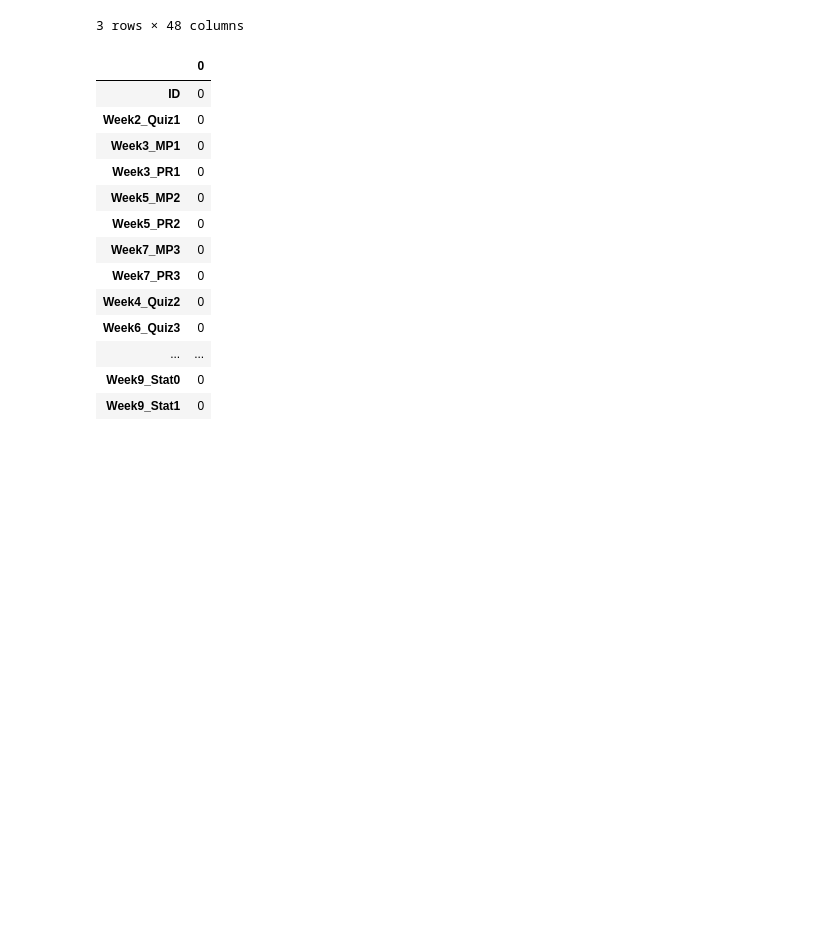
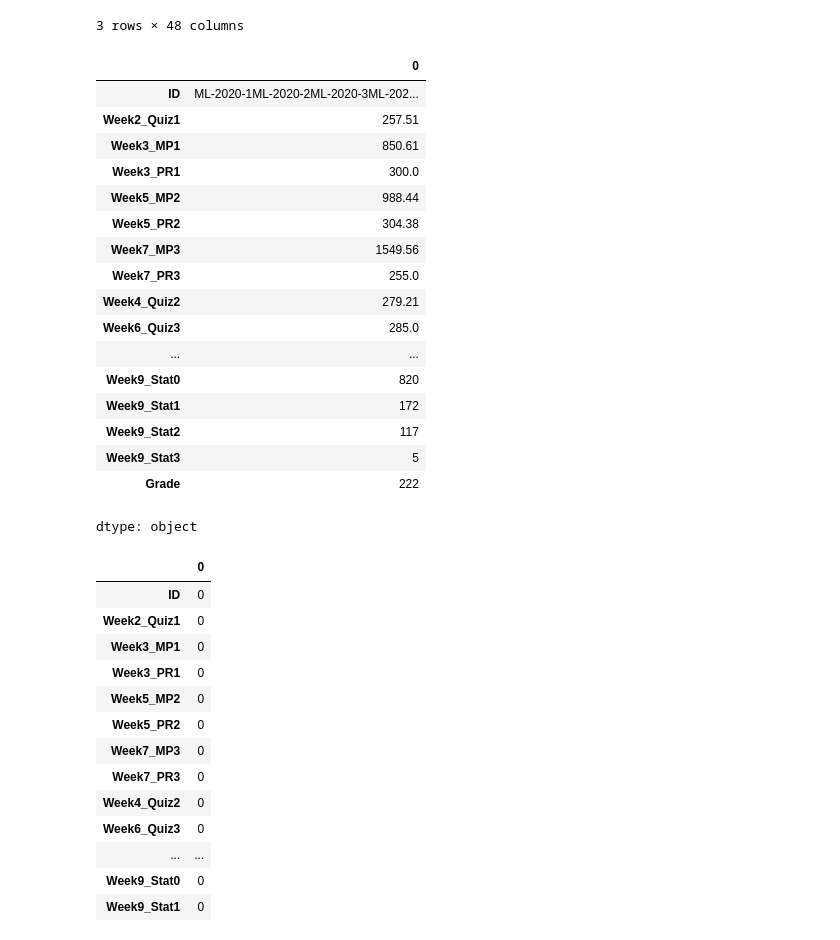
Before and after one commit to simulate111/Data-Science_2024, a Jupyter notebook: Mini Project II – Students Performance.ipynb, the cells around one changed output. Saved outputs shown, nothing was run; the diff lists cells and outputs as text; code cells hidden in the pictures; blank space fills up the shorter version.

```diff
--- a/Mini Project II – Students Performance.ipynb
+++ b/Mini Project II – Students Performance.ipynb
@@ -40,6 +40,27 @@ data.head(3)
 | 1 | ML-2020-2 | 3.33 | 15.0 | 5.0 | 17.83 | 5.0 | 22.27 | 5.0 | 4.0 | ... |
 | 2 | ML-2020-3 | 1.67 | 13.0 | 5.0 | 15.22 | 5.0 | 27.05 | 2.5 | 5.0 | ... |
 3 rows × 48 columns
+# %%
+data.sum()
+# %% [output]
+|  | 0 |
+| ID | ML-2020-1ML-2020-2ML-2020-3ML-202... |
+| Week2_Quiz1 | 257.51 |
+| Week3_MP1 | 850.61 |
+| Week3_PR1 | 300.0 |
+| Week5_MP2 | 988.44 |
+| Week5_PR2 | 304.38 |
+| Week7_MP3 | 1549.56 |
+| Week7_PR3 | 255.0 |
+| Week4_Quiz2 | 279.21 |
+| Week6_Quiz3 | 285.0 |
+| ... | ... |
+| Week9_Stat0 | 820 |
+| Week9_Stat1 | 172 |
+| Week9_Stat2 | 117 |
+| Week9_Stat3 | 5 |
+| Grade | 222 |
+dtype: object
 # %%
 data.isnull().sum()
 # %% [output]
```
Also changed, not shown: parts of 4 cells of this notebook.
